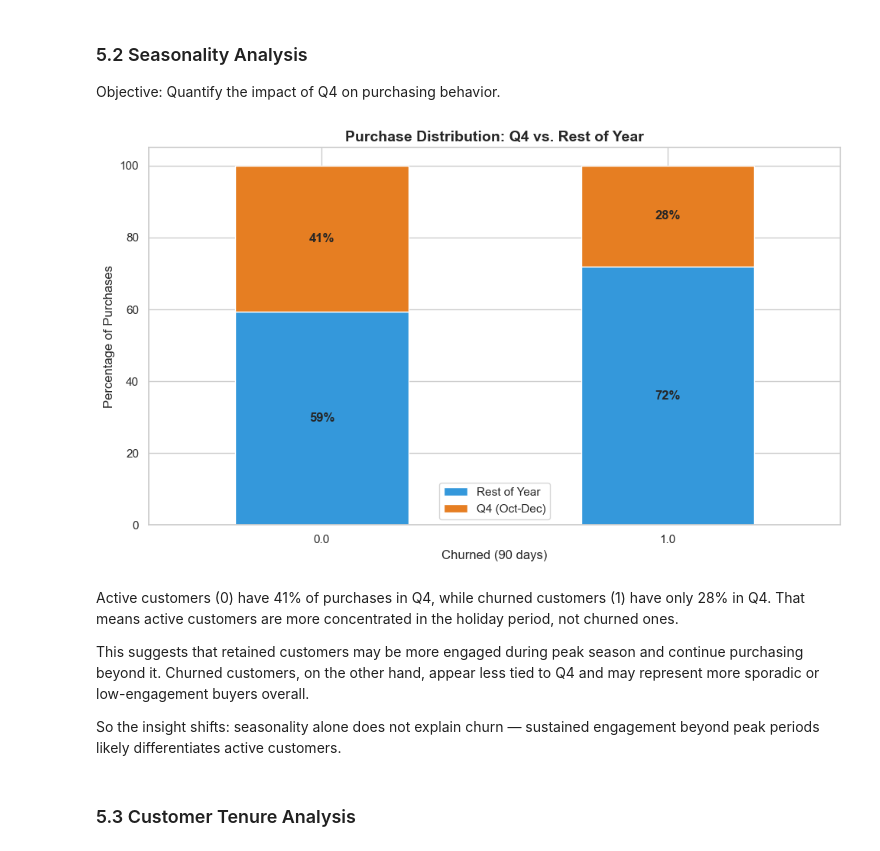
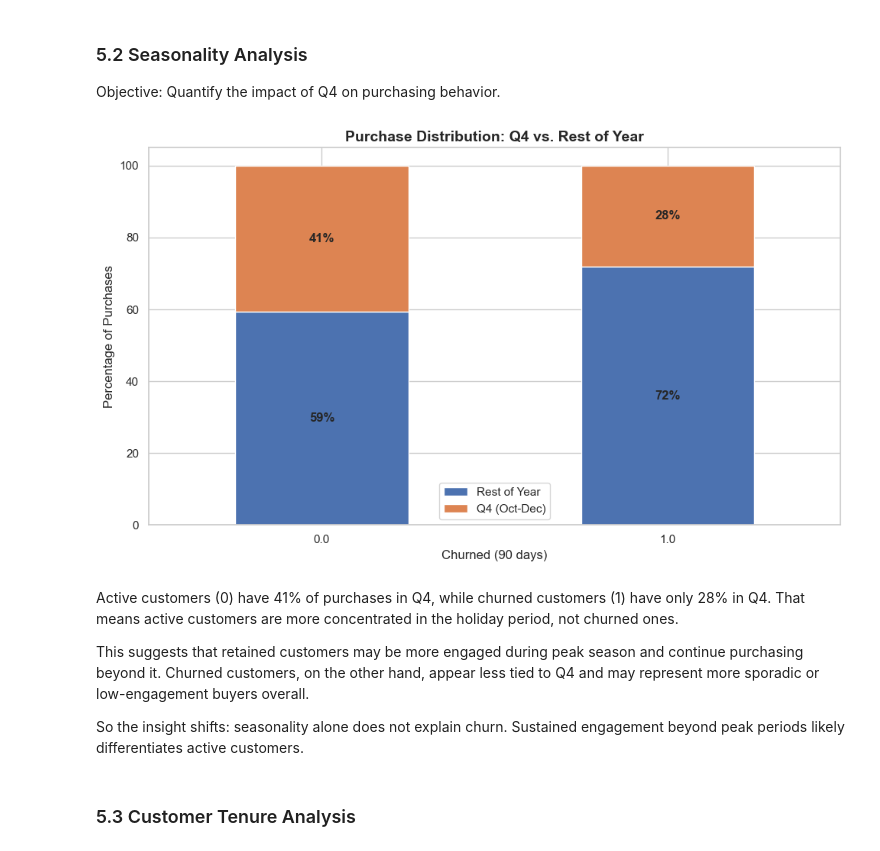
Before and after one commit to stefanobrusadelli/customer-churn-prediction, a Jupyter notebook: notebook/02_eda.ipynb, the cells around one changed output. Drawn from its saved outputs; the diff is of its cells as text; code cells hidden in the pictures.

Commit message:
improve churn definition, add temporal analysis and enhance insights

```diff
--- a/notebook/02_eda.ipynb
+++ b/notebook/02_eda.ipynb
@@ -39,6 +39,7 @@ os.makedirs("reports/figures", exist_ok=True)
 sns.set_theme(style="whitegrid")
 plt.rcParams['figure.figsize'] = (12, 6)
 plt.rcParams['axes.titlesize'] = 14
+plt.rcParams['axes.titleweight'] = 'bold'
 plt.rcParams['axes.labelsize'] = 12
 
 COLOR_RETAINED = "#4C72B0"
@@ -182,14 +188,14 @@ UK revenue: £13,482,505.09
 #### 4.1.1 Interpurchase Time Analysis
 # %%
 # Sort transactions
-uk_df = uk_df.sort_values(['CustomerID', 'InvoiceDate'])
+uk_df_sorted = uk_df.sort_values(['CustomerID', 'InvoiceDate']).copy()
 
 # Compute interpurchase time
-uk_df['PrevPurchase'] = uk_df.groupby('CustomerID')['InvoiceDate'].shift(1)
-uk_df['InterpurchaseDays'] = (uk_df['InvoiceDate'] - uk_df['PrevPurchase']).dt.days
+uk_df_sorted['PrevPurchase'] = uk_df_sorted.groupby('CustomerID')['InvoiceDate'].shift(1)
+uk_df_sorted['InterpurchaseDays'] = (uk_df_sorted['InvoiceDate'] - uk_df_sorted['PrevPurchase']).dt.days
 
 # Drop nulls and remove same-day transactions
-interpurchase = uk_df['InterpurchaseDays'].dropna()
+interpurchase = uk_df_sorted['InterpurchaseDays'].dropna()
 zero_pct = (interpurchase == 0).mean()
 print(f"Zero-day intervals: {zero_pct:.1%}")
 
@@ -527,12 +540,14 @@ Given the unexpected 67.6% churn rate in the Loyal segment, we conduct a seasona
 # %% [markdown]
 ### 4.4.2 Data Preparation
 # %%
+seasonality_df = uk_df.copy()
+
 # Add the Month and IsQ4 columns
-uk_df['Month'] = uk_df['InvoiceDate'].dt.month
-uk_df['IsQ4'] = uk_df['Month'].isin([10, 11, 12])
+seasonality_df['Month'] = seasonality_df['InvoiceDate'].dt.month
+seasonality_df['IsQ4'] = seasonality_df['Month'].isin([10, 11, 12])
 
 # Merge segment data with transaction data
-segment_transactions = uk_df.merge(rfm_seg[['CustomerID', 'Segment']], on='CustomerID')
+segment_transactions = seasonality_df.merge(rfm_seg[['CustomerID', 'Segment']], on='CustomerID')
 segment_transactions['Month'] = segment_transactions['InvoiceDate'].dt.month
 
 # Calculate the monthly by segment
@@ -546,16 +561,13 @@ monthly_by_segment['Pct'] = (monthly_by_segment.groupby('Segment')['Count']
 q4_concentration = segment_transactions.groupby(['CustomerID', 'Segment'])['IsQ4'].mean().reset_index()
 q4_concentration.columns = ['CustomerID', 'Segment', 'Q4_Concentration']
 
-
-# Define segment order and colors
-segment_order = ['At Risk', 'Hibernating', 'Other', 'Loyal', 'Need Attention', 'Champions', 'Potential Loyalists']
+# Define segment order and colors for visualization
+segment_order = ['At Risk', 'Hibernating', 'Loyal', 'Champions', 'Potential Loyalists']
 
 segment_colors = {
     'At Risk': '#E15759',
     'Hibernating': '#F28E2B',
-    'Other': '#808080',
     'Loyal': '#4E79A7',
-    'Need Attention': '#59A14F',
     'Champions': '#B07AA1',
     'Potential Loyalists': '#FF9DA7'
 }
@@ -866,35 +905,35 @@ Overall, the key insight is that churn is heavily front-loaded. Early lifecycle
 ### 5.2 Seasonality Analysis
 Objective: Quantify the impact of Q4 on purchasing behavior.
 # %%
-uk_df = uk_df.merge(rfm[['CustomerID', 'IsChurned']], on='CustomerID', how='left')
+seasonality_churn_df = seasonality_df.merge(rfm[['CustomerID', 'IsChurned']], on='CustomerID', how='left')
 
 # Calculate Q4 purchase percentage by churn status
-q4_by_churn = uk_df.groupby(['IsChurned', 'IsQ4'])['Invoice'].count().unstack()
+q4_by_churn = seasonality_churn_df.groupby(['IsChurned', 'IsQ4'])['Invoice'].count().unstack()
 q4_pct = q4_by_churn.div(q4_by_churn.sum(axis=1), axis=0) * 100
 
 # Plot
-ax = q4_pct.plot(kind='bar', stacked=True, color=['#3498db', '#e67e22'], figsize=(10, 6))
-plt.title('Purchase Distribution: Q4 vs. Rest of Year', fontweight='bold')
+ax = q4_pct.plot(kind='bar', stacked=True, figsize=(10, 6))
+plt.title('Purchase Distribution: Q4 vs. Rest of Year')
 plt.xlabel(f'Churned ({CHURN_THRESHOLD} days)')
 plt.ylabel('Percentage of Purchases')
 plt.legend(['Rest of Year', 'Q4 (Oct-Dec)'])
 plt.xticks(rotation=0)
 
 # Add value labels
 for i, (idx, row) in enumerate(q4_pct.iterrows()):
     ax.text(i, row.iloc[0]/2, f"{row.iloc[0]:.0f}%", ha='center', va='center', fontweight='bold')
     ax.text(i, row.iloc[0] + row.iloc[1]/2, f"{row.iloc[1]:.0f}%", ha='center', va='center', fontweight='bold')
 
 plt.tight_layout()
 plt.show()
 # %% [output]
-[figure, old version]
+[figure, new version]
 # %% [markdown]
 Active customers (0) have 41% of purchases in Q4, while churned customers (1) have only 28% in Q4. That means active customers are more concentrated in the holiday period, not churned ones.
 
 This suggests that retained customers may be more engaged during peak season and continue purchasing beyond it. Churned customers, on the other hand, appear less tied to Q4 and may represent more sporadic or low-engagement buyers overall.
 
-So the insight shifts: seasonality alone does not explain churn — sustained engagement beyond peak periods likely differentiates active customers.
+So the insight shifts: seasonality alone does not explain churn. Sustained engagement beyond peak periods likely differentiates active customers.
 # %% [markdown]
 ### 5.3 Customer Tenure Analysis
 # %%
```
Also changed, not shown: parts of 39 cells of this notebook, 8 other files.
